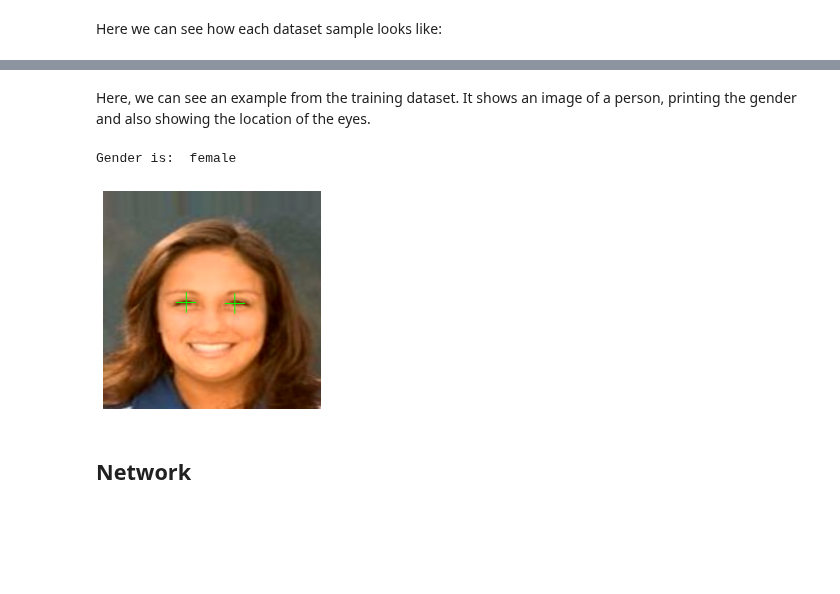
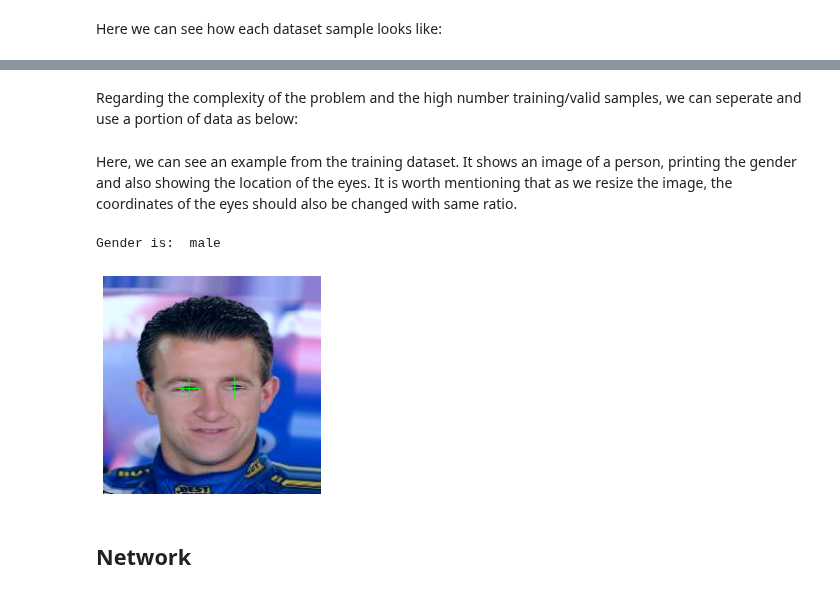
Before and after one commit to GRAAL-Research/poutyne, a Jupyter notebook: examples/classification_and_regression.ipynb, the cells around one changed output, grey strips where cells are left out. Saved outputs shown, nothing was run; the diff lists cells and outputs as text; code cells hidden in the pictures; blank space fills up the shorter version.

```diff
--- a/examples/classification_and_regression.ipynb
+++ b/examples/classification_and_regression.ipynb
@@ -188 +150,3 @@ print (train_dataset[0])
+# %% [markdown]
+Regarding the complexity of the problem and the high number training/valid samples, we can seperate and use a portion of data as below:
 # %%
@@ -194,27 +157,32 @@ valid_dataloader = DataLoader(z, batch_size=batch_size, shuffle=True)
 # %% [markdown]
-Here, we can see an example from the training dataset. It shows an image of a person, printing the gender and also showing the location of the eyes.
+Here, we can see an example from the training dataset. It shows an image of a person, printing the gender and also showing the location of the eyes. It is worth mentioning that as we resize the image, the coordinates of the eyes should also be changed with same ratio.
 # %%
-sample_number = 16
+sample_number = 22
 image = train_dataset[sample_number][0]
 image = image.permute(1,2,0).detach().numpy()
 image_rgb = cv2.cvtColor(np.float32(image), cv2.COLOR_BGR2RGB)
 image_rgb = image_rgb * imagenet_std + imagenet_mean
-Gender = 'male' if int(train_dataset[sample_number][1][0])==1 else 'female'
+Gender = 'male' if int(train_dataset[sample_number][1][0][20])==1 else 'female'
 print('Gender is: ', Gender)
-w, h = train_dataset[sample_number][1][2]
-(x1, y1) = train_dataset[sample_number][1][1][0:2]
-(x2, y2) = train_dataset[sample_number][1][1][2:4]
-x1, x2 = int(x1*h), int(x2*h)
-y1, y2 = int(y1*w), int(y2*w)
-image_rgb	= cv2.drawMarker(image_rgb, (x1,y1), (0,255,0))
-image_rgb	= cv2.drawMarker(image_rgb, (x2,y2), (0,255,0))
-image_rgb = np.clip(image_rgb , 0, 1)
+w, h = 218, 178
+(x_L, y_L) = train_dataset[sample_number][1][1][0:2]
+(x_R, y_R) = train_dataset[sample_number][1][1][2:4]
+w_scale = image_size/w
+h_scale = image_size/h
+x_L, x_R = (x_L*h_scale), (x_R*h_scale)  #rescaling for the size of (224,224) and finaly to the range of [0,1]
+y_L, y_R = (y_L*w_scale), (y_R*w_scale)
+x_L, x_R = int(x_L), int(x_R)
+y_L, y_R = int(y_L), int(y_R)
+image_rgb	= cv2.drawMarker(image_rgb, (x_L,y_L), (0,255,0))
+image_rgb	= cv2.drawMarker(image_rgb, (x_R,y_R), (0,255,0))
+image_rgb = cv2.cvtColor(np.float32(image_rgb), cv2.COLOR_BGR2RGB)
+image_rgb = np.clip(image_rgb ,0 , 1)
 plt.imshow(image_rgb)
 plt.axis('off')
 plt.show()
 # %% [output]
-Gender is:  female
+Gender is:  male
-[figure, old version]
+[figure, new version]
 # %% [markdown]
 ## Network
 # %% [markdown]
```
Also changed, not shown: parts of 23 cells of this notebook, 1 other file.
